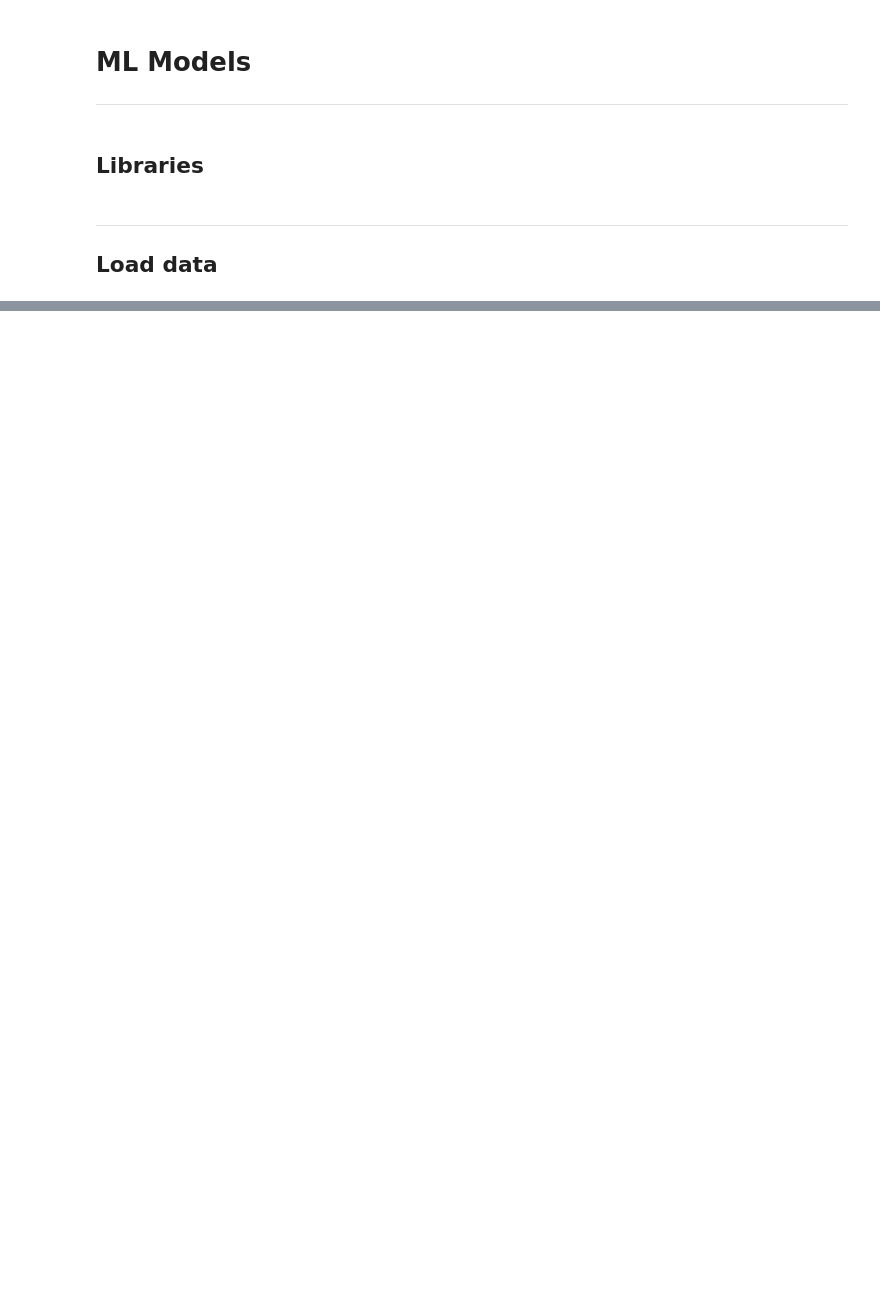
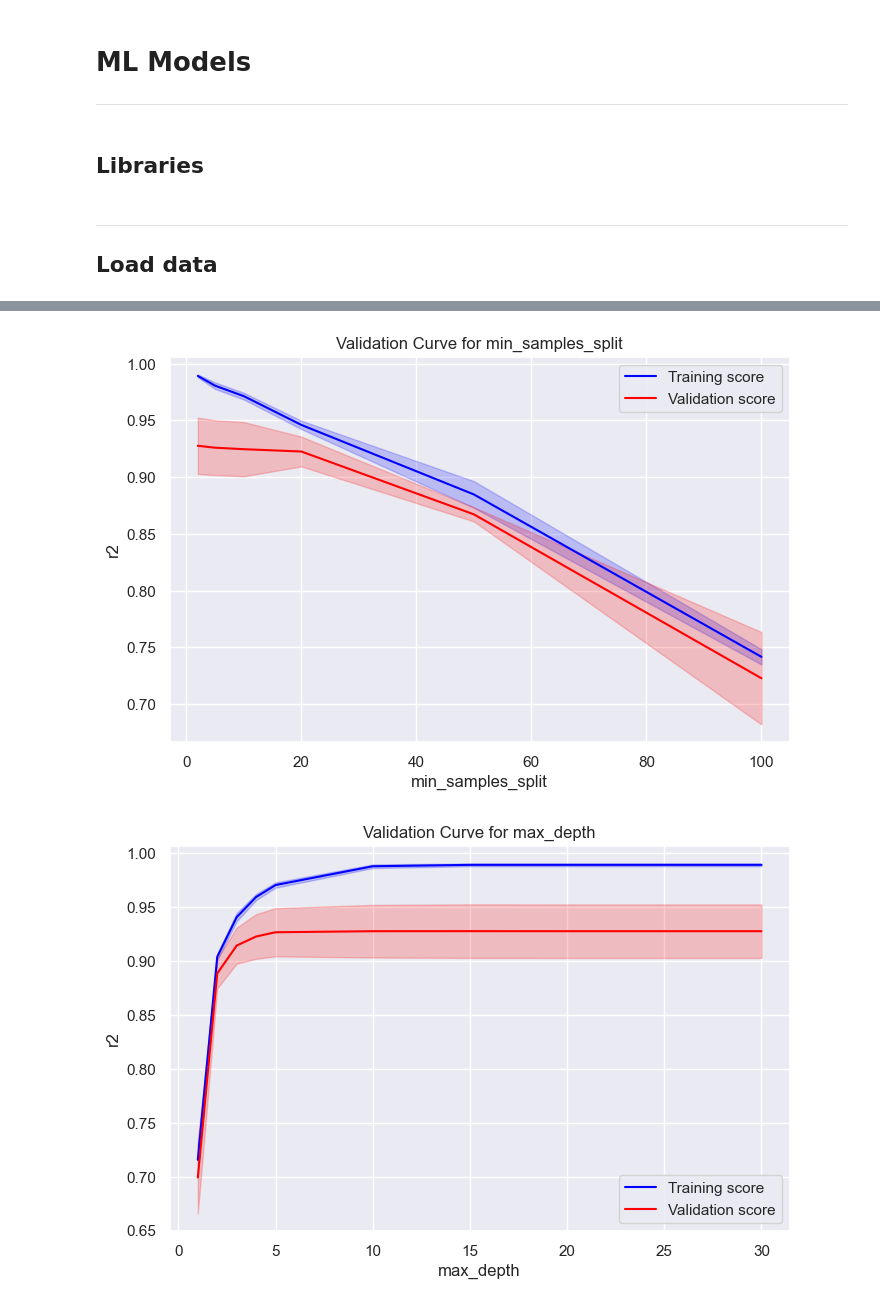
Before and after one commit to HLussiatti/SalaryForecast, a Jupyter notebook: notebooks/3. ML_Model.ipynb, the cells around one changed output, grey strips where cells are left out. Drawn from its saved outputs; the diff is of its cells as text; code cells hidden in the pictures; blank space fills up the shorter version.

Commit message:
ML models

```diff
--- a/notebooks/3. ML_Model.ipynb
+++ b/notebooks/3. ML_Model.ipynb
@@ -60,0 +244,54 @@ results_rf = compute_metrics(y_test, y_pred_rf)
+# %%
+# Split data into training and test sets
+X_train, X_test, y_train, y_test = train_test_split(X, y, test_size=0.25, random_state=0)
+
+# Function to plot validation curves
+def plot_validation_curve(estimator, param_name, param_range, X_train, y_train, scoring='r2'):
+    train_scores, test_scores = validation_curve(
+        estimator, X_train, y_train, param_name=param_name, param_range=param_range,
+        cv=5, scoring=scoring, n_jobs=-1
+    )
+
+    train_mean = np.mean(train_scores, axis=1)
+    train_std = np.std(train_scores, axis=1)
+    test_mean = np.mean(test_scores, axis=1)
+    test_std = np.std(test_scores, axis=1)
+
+    plt.figure(figsize=(8, 5))
+    plt.plot(param_range, train_mean, label="Training score", color="blue")
+    plt.fill_between(param_range, train_mean - train_std, train_mean + train_std, alpha=0.2, color="blue")
+    plt.plot(param_range, test_mean, label="Validation score", color="red")
+    plt.fill_between(param_range, test_mean - test_std, test_mean + test_std, alpha=0.2, color="red")
+
+    plt.xlabel(param_name)
+    plt.ylabel(scoring)
+    plt.title(f"Validation Curve for {param_name}")
+    plt.legend()
+    plt.show()
+
+# ------------------ RANDOM FOREST ------------------
+# Tuning min_samples_split - Increasing to reduce overfitting - Best fit was 2 for "min_samples_split": [1, 2, 5, 10, 20]
+rf_model = RandomForestRegressor(n_estimators=200, random_state=0)
+param_range = [2, 5, 10, 20, 50, 100]
+plot_validation_curve(rf_model, 'min_samples_split', param_range, X_train, y_train)
+
+# Tuning max_depth (Reducing to avoid overfitting)  - Best fit was 20 for "max_depth": [2, 4, 8, 10, 20, None]
+param_range = [1, 2, 3, 4, 5, 10, 15, 20, 30]
+plot_validation_curve(rf_model, 'max_depth', param_range, X_train, y_train)
+
+# ------------------ XGBOOST ------------------
+# Tuning max_depth (Reducing overfitting)
+xgb_model = XGBRegressor(n_estimators=50, learning_rate=0.2, random_state=0)
+param_range = [2, 3, 4, 5, 6, 7]
+plot_validation_curve(xgb_model, 'max_depth', param_range, X_train, y_train)
+
+# Tuning lambda (L2 Regularization, Increasing to reduce overfitting)
+param_range = [0, 0.1, 0.5, 1, 5, 10]
+plot_validation_curve(xgb_model, 'reg_lambda', param_range, X_train, y_train)
+
+# Tuning learning_rate (Reducing to avoid high variance)
+param_range = [0.01, 0.05, 0.1, 0.2, 0.3]
+plot_validation_curve(xgb_model, 'learning_rate', param_range, X_train, y_train)
+# %% [output]
+[figure, added]
+[figure, added]
```
Also changed, not shown: parts of 17 cells of this notebook, 1 other file.
